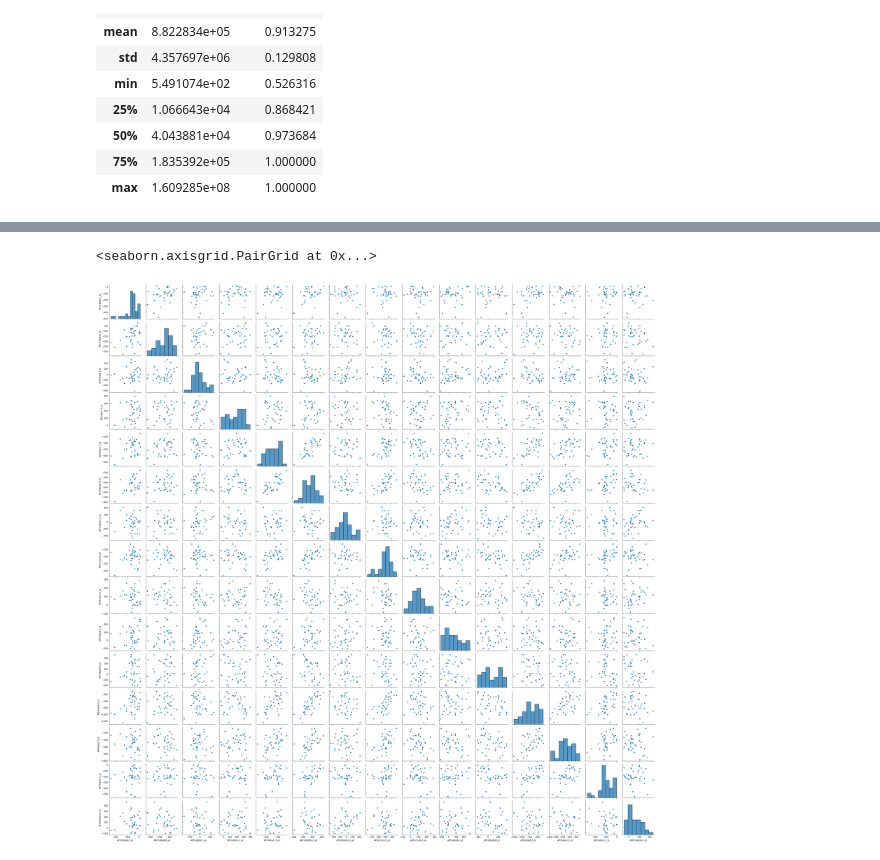
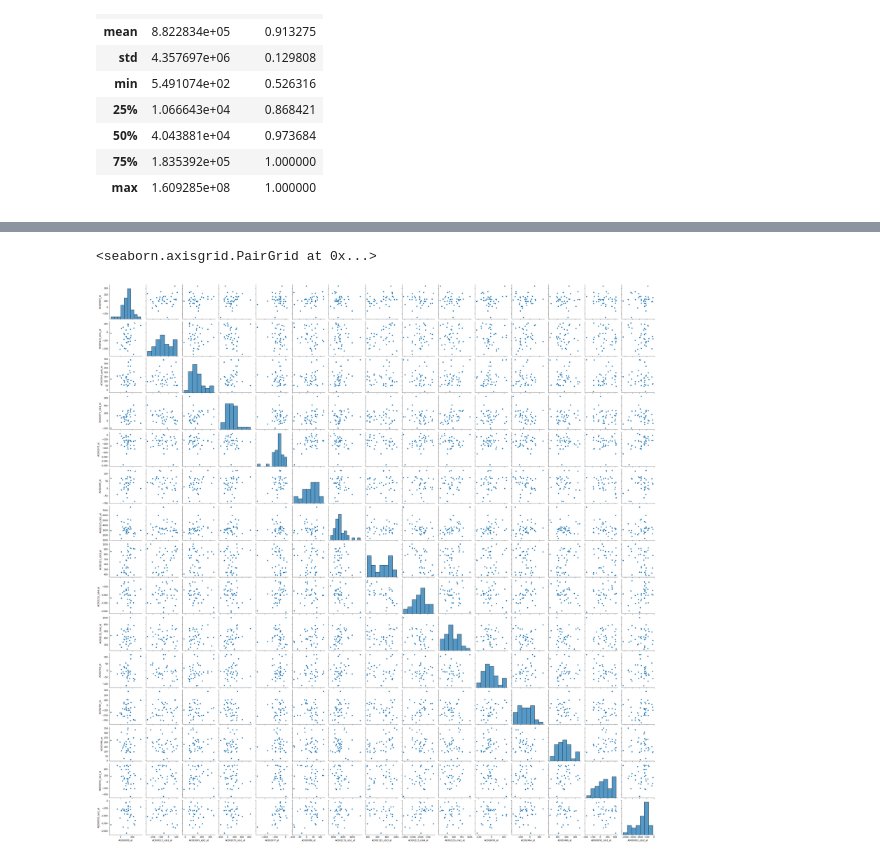
Before and after one commit to assayer5/microarray-leukemia-classif, a Jupyter notebook: microarray_explore.ipynb, the cells around one changed output, grey strips where cells are left out. Cells and saved outputs as stored; diff of their text form; code cells hidden in the pictures.

```diff
--- a/microarray_explore.ipynb
+++ b/microarray_explore.ipynb
@@ -193,5 +199,5 @@ sns.heatmap(corrmat, vmin=-1,vmax=1, center=0, ax=ax[1])
 # %%
-sns.pairplot(data=train[train.columns[0:15]])
+sns.pairplot(data=train[train.columns[100:115]])
 # %% [output]
 <seaborn.axisgrid.PairGrid at 0x...>
-[figure, old version]
+[figure, new version]
```
Also changed, not shown: parts of 12 cells of this notebook, 2 other files.
